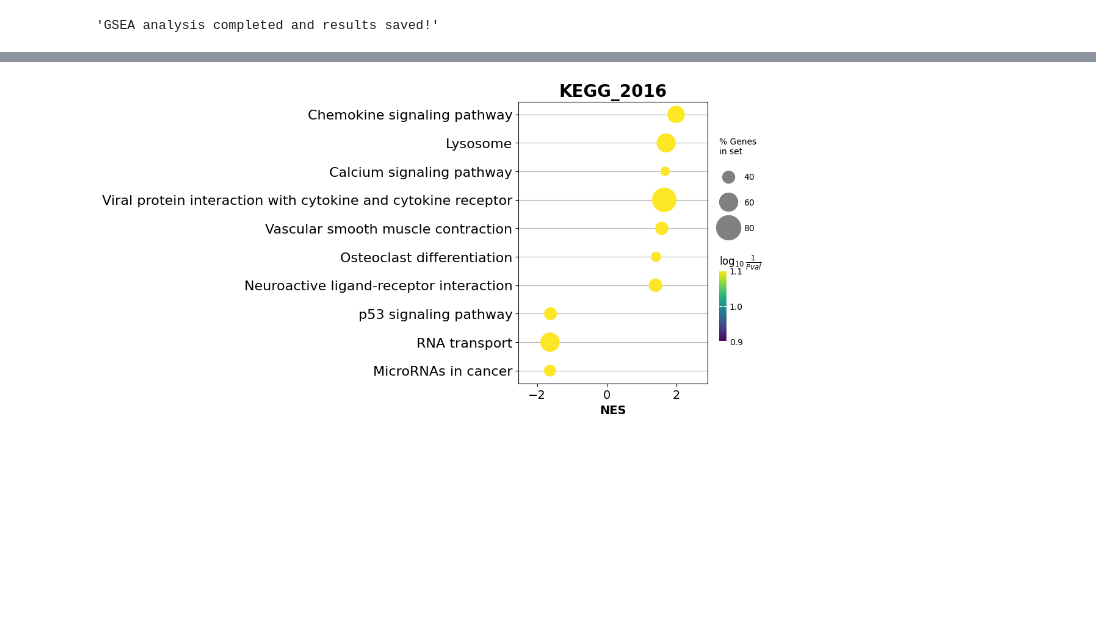
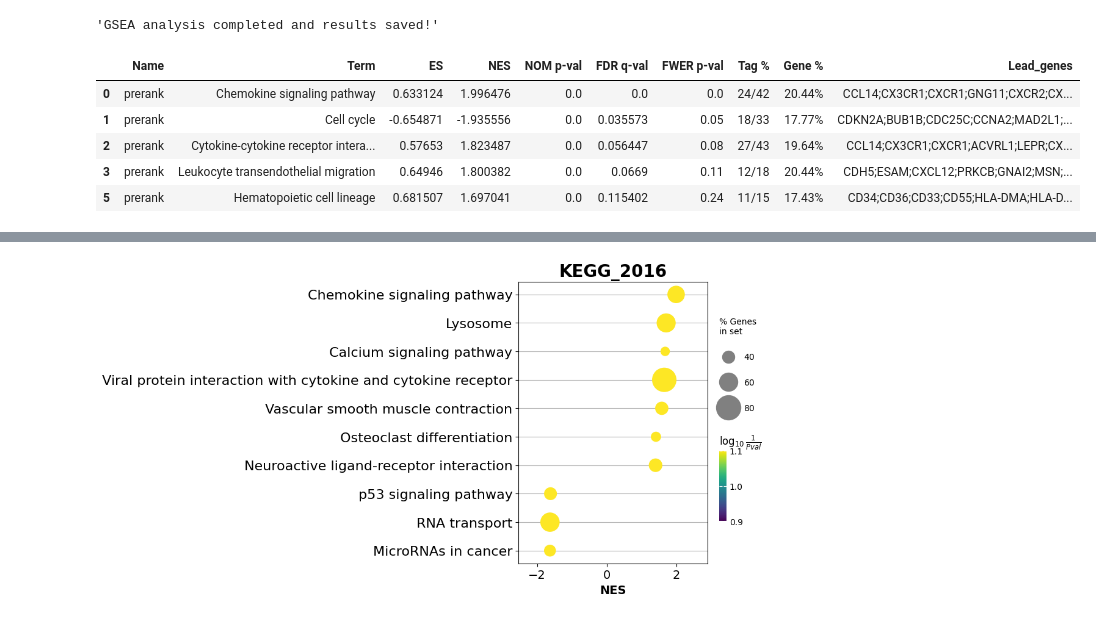
Before and after one commit to Medo072/LUSC-DEGs-Investigation, a Jupyter notebook: Helper_Functions/gsea.ipynb, the cells around one changed output, grey strips where cells are left out. Cells and saved outputs as stored; diff of their text form; code cells hidden in the pictures; blank space fills up the shorter version.

```diff
--- a/Helper_Functions/gsea.ipynb
+++ b/Helper_Functions/gsea.ipynb
@@ -148,4 +185,14 @@ gsea_results.res2d.to_csv('gsea_summary.csv', index=False)
 "GSEA analysis completed and results saved!"
 # %% [output]
 'GSEA analysis completed and results saved!'
+# %%
+gsea_results.res2d.sort_values(by='FDR q-val', inplace=True)
+gsea_results.res2d.head()
+# %% [output]
+|  | Name | Term | ES | NES | NOM p-val | FDR q-val | FWER p-val | Tag % | Gene % | Lead_genes |
+| 0 | prerank | Chemokine signaling pathway | 0.633124 | 1.996476 | 0.0 | 0.0 | 0.0 | 24/42 | 20.44% | CCL14;CX3CR1;CXCR1;GNG11;CXCR2;CX... |
+| 1 | prerank | Cell cycle | -0.654871 | -1.935556 | 0.0 | 0.035573 | 0.05 | 18/33 | 17.77% | CDKN2A;BUB1B;CDC25C;CCNA2;MAD2L1;... |
+| 2 | prerank | Cytokine-cytokine receptor intera... | 0.57653 | 1.823487 | 0.0 | 0.056447 | 0.08 | 27/43 | 19.64% | CCL14;CX3CR1;CXCR1;ACVRL1;LEPR;CX... |
+| 3 | prerank | Leukocyte transendothelial migration | 0.64946 | 1.800382 | 0.0 | 0.0669 | 0.11 | 12/18 | 20.44% | CDH5;ESAM;CXCL12;PRKCB;GNAI2;MSN;... |
+| 5 | prerank | Hematopoietic cell lineage | 0.681507 | 1.697041 | 0.0 | 0.115402 | 0.24 | 11/15 | 17.43% | CD34;CD36;CD33;CD55;HLA-DMA;HLA-D... |
 # %%
```
Also changed, not shown: parts of 4 cells of this notebook, 2 other files.
